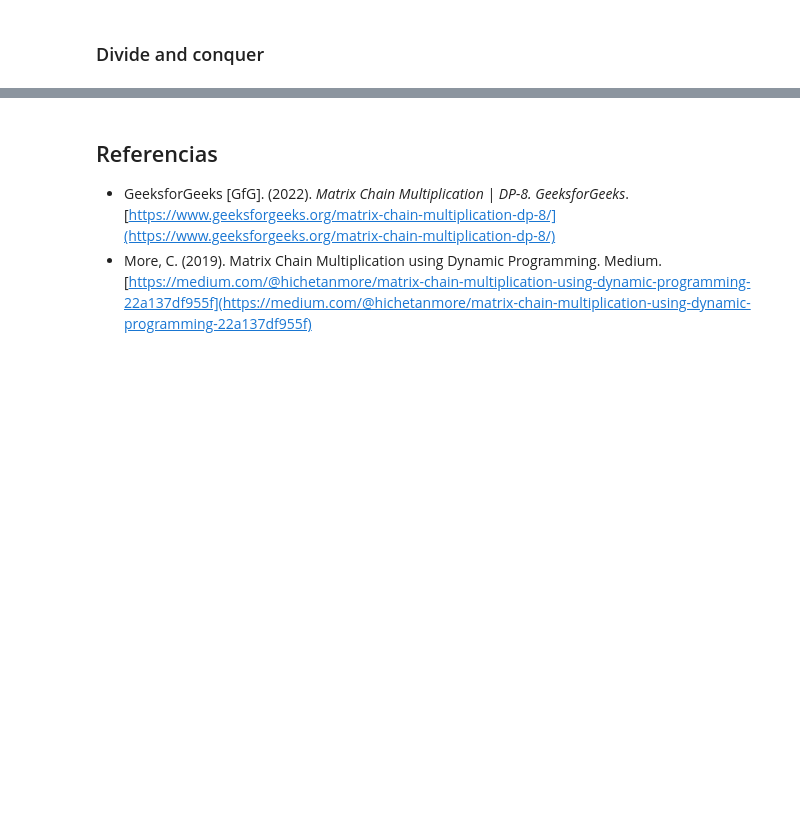
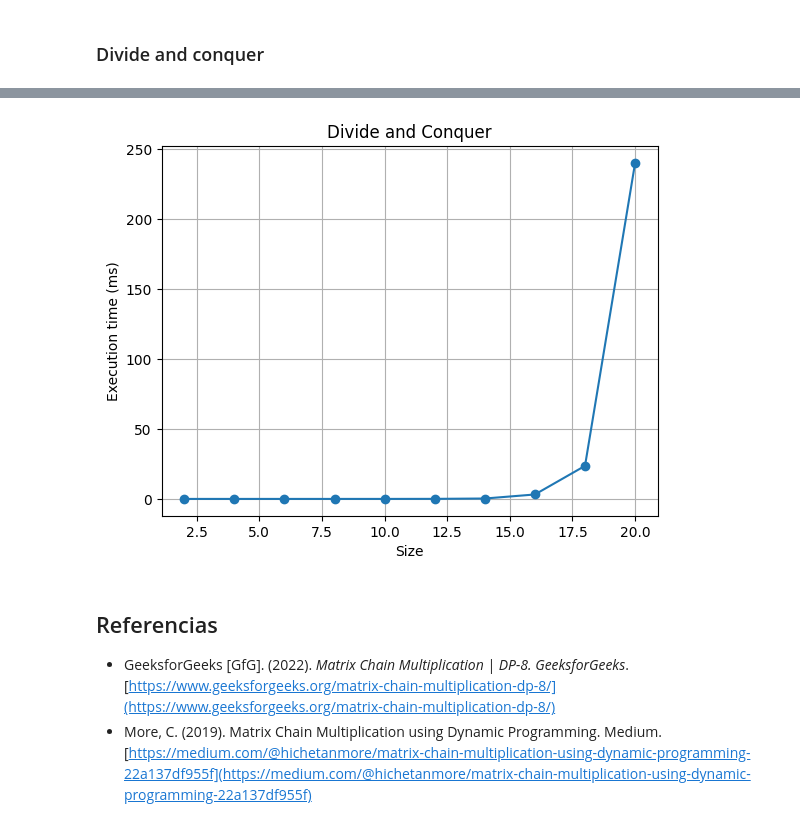
Before and after one commit to bl33h/matrixChainMultiplication, a Jupyter notebook: src/matrix_multiplication.ipynb, the cells around one changed output, grey strips where cells are left out. Drawn from its saved outputs; the diff is of its cells as text; code cells hidden in the pictures; blank space fills up the shorter version.

```diff
--- a/src/matrix_multiplication.ipynb
+++ b/src/matrix_multiplication.ipynb
@@ -325,21 +303,13 @@ KeyboardInterrupt:
 # %%
-DNC_POLINOMIAL_DEGREE = 2
 
-# Fit a polynomial curve to the data
-coef = np.polyfit(DnCSampleSize, DnCExecTime, DNC_POLINOMIAL_DEGREE)
-poli = np.poly1d(coef)
-
-# Generate the curve
-sizesCurve = np.linspace(min(DnCSampleSize), max(DnCSampleSize), 100)
-timesCurve = poli(sizesCurve)
-
-plt.plot(DnCSampleSize, DPExecTime, marker='o')
-plt.plot(sizesCurve, timesCurve, label='Curva ajustada', color='red')
+plt.plot(DnCSampleSize, DnCExecTime, marker='o')
 plt.xlabel('Size')
-plt.ylabel('Execution time')
+plt.ylabel('Execution time (ms)')
 plt.title('Divide and Conquer')
 plt.grid(True)
 plt.show()
+# %% [output]
+[figure, added]
 # %% [markdown]
 ## Referencias
 - GeeksforGeeks [GfG]. (2022). _Matrix Chain Multiplication | DP-8. GeeksforGeeks_. [https://www.geeksforgeeks.org/matrix-chain-multiplication-dp-8/](https://www.geeksforgeeks.org/matrix-chain-multiplication-dp-8/)
```
Also changed, not shown: parts of 2 cells of this notebook.
